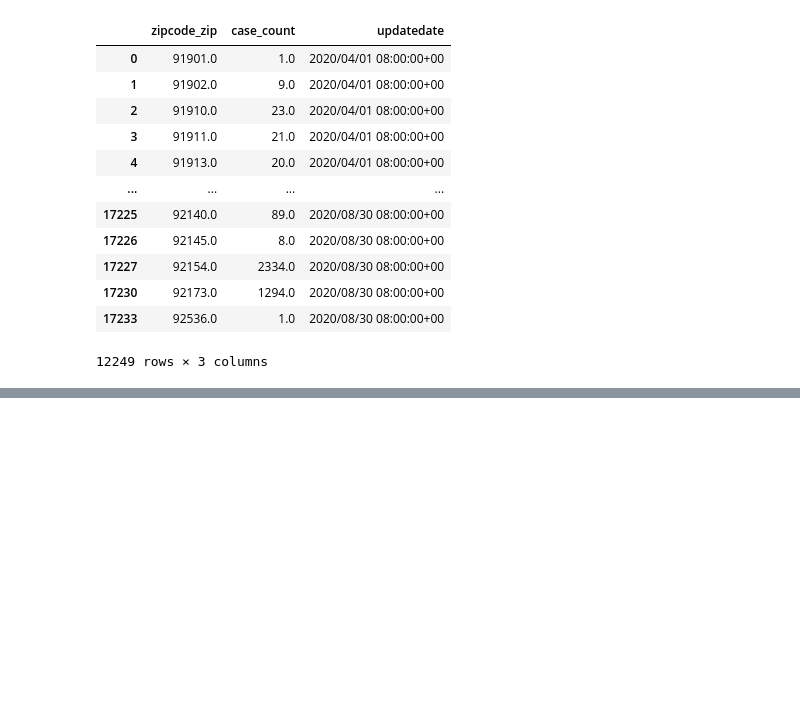
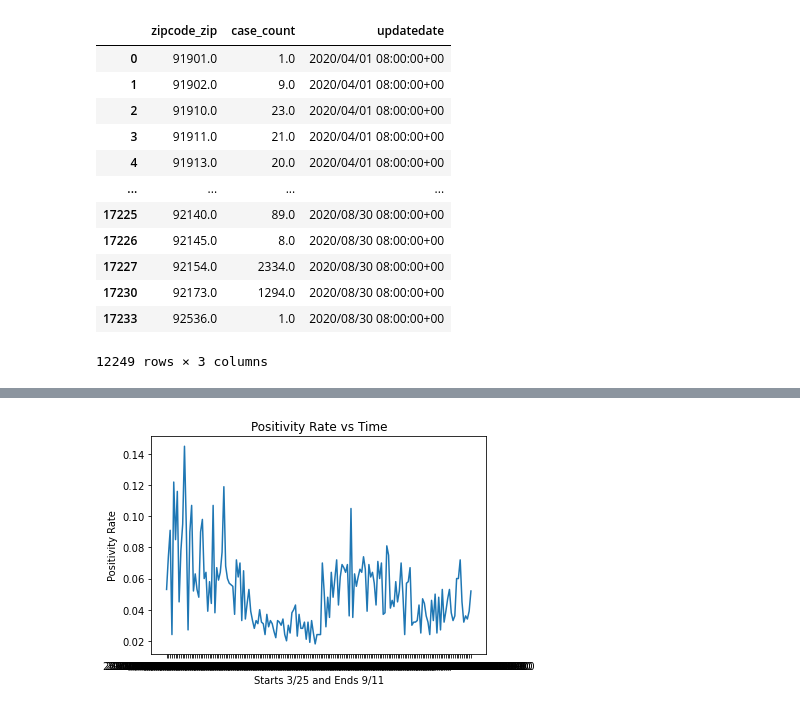
Before and after one commit to renaldyh27/COVID-Cool-for-School, a Jupyter notebook: api_exploration.ipynb, the cells around one changed output, grey strips where cells are left out. Saved outputs shown, nothing was run; the diff lists cells and outputs as text; code cells hidden in the pictures; blank space fills up the shorter version.

```diff
--- a/api_exploration.ipynb
+++ b/api_exploration.ipynb
@@ -154,0 +182,4 @@ Zipcases
+# %%
+filtered_Dem_Cases = Demcases[["date","age_9","age10_19","age20_29","age30_39","age40_49"
+,"age50_59","age60_69","age70_79","age80_plus","ageunknow","genderfemale", "gendermale", "newtests", "newcases"]]
+filtered_Dem_Cases
@@ -154,0 +200,3 @@ Zipcases
+# %%
+filtered_Dem_Cases = filtered_Dem_Cases.dropna(axis=0)
+filtered_Dem_Cases
@@ -154,0 +221,2 @@ Zipcases
+# %%
+filtered_Dem_Cases["newcases"] = filtered_Dem_Cases["newcases"].astype(float)
@@ -154,0 +239,3 @@ Zipcases
+# %%
+filtered_Dem_Cases["test_positivity_rate"] = filtered_Dem_Cases.apply(lambda row: round(row.newcases/row.newtests,3),axis=1)
+filtered_Dem_Cases
@@ -154,0 +256,8 @@ Zipcases
+# %%
+plt.plot(filtered_Dem_Cases["date"],filtered_Dem_Cases["test_positivity_rate"])
+plt.title("Positivity Rate vs Time")
+plt.xlabel("Starts 3/25 and Ends 9/11")
+plt.ylabel("Positivity Rate")
+plt.show()
+# %% [output]
+[figure, added]
```
Also changed, not shown: parts of 8 cells of this notebook.
